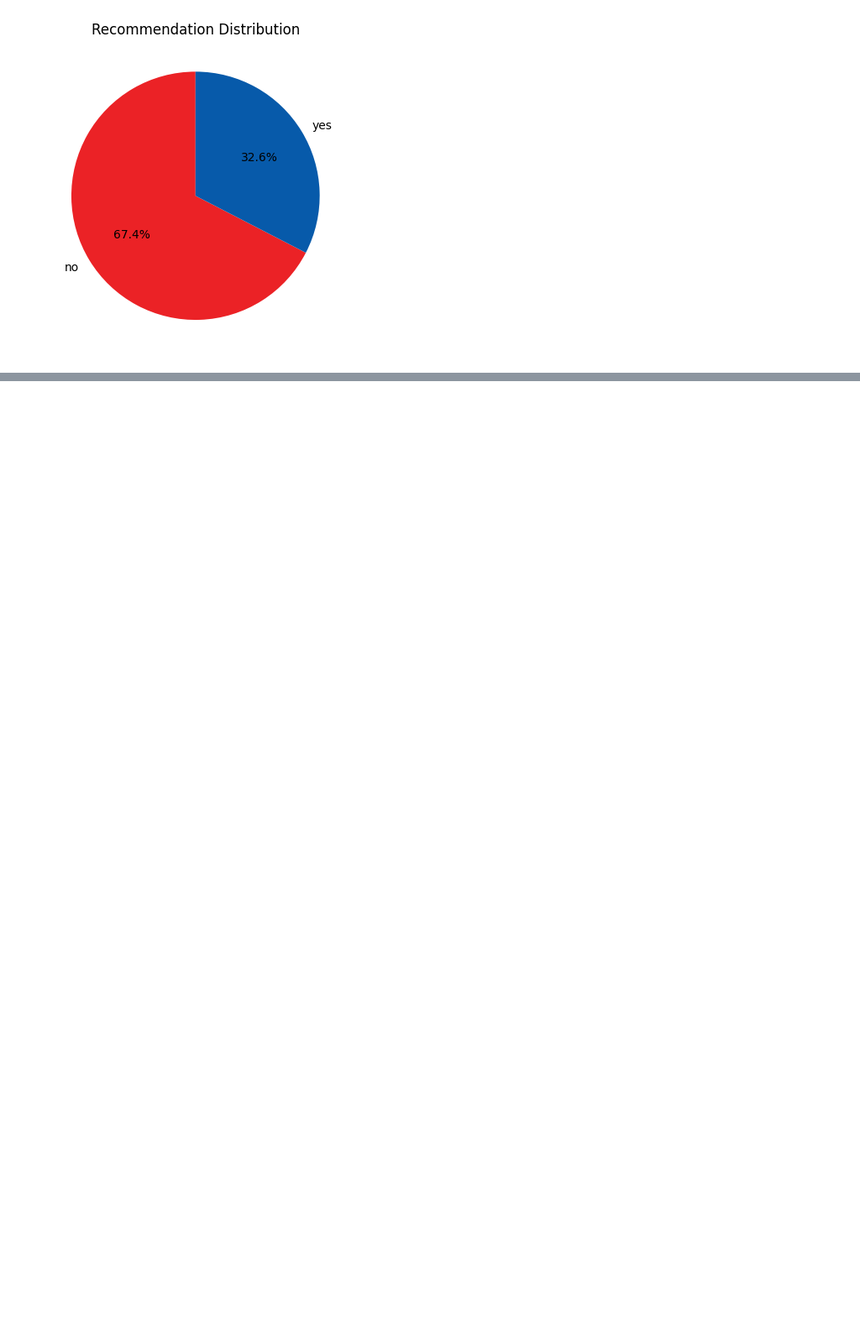
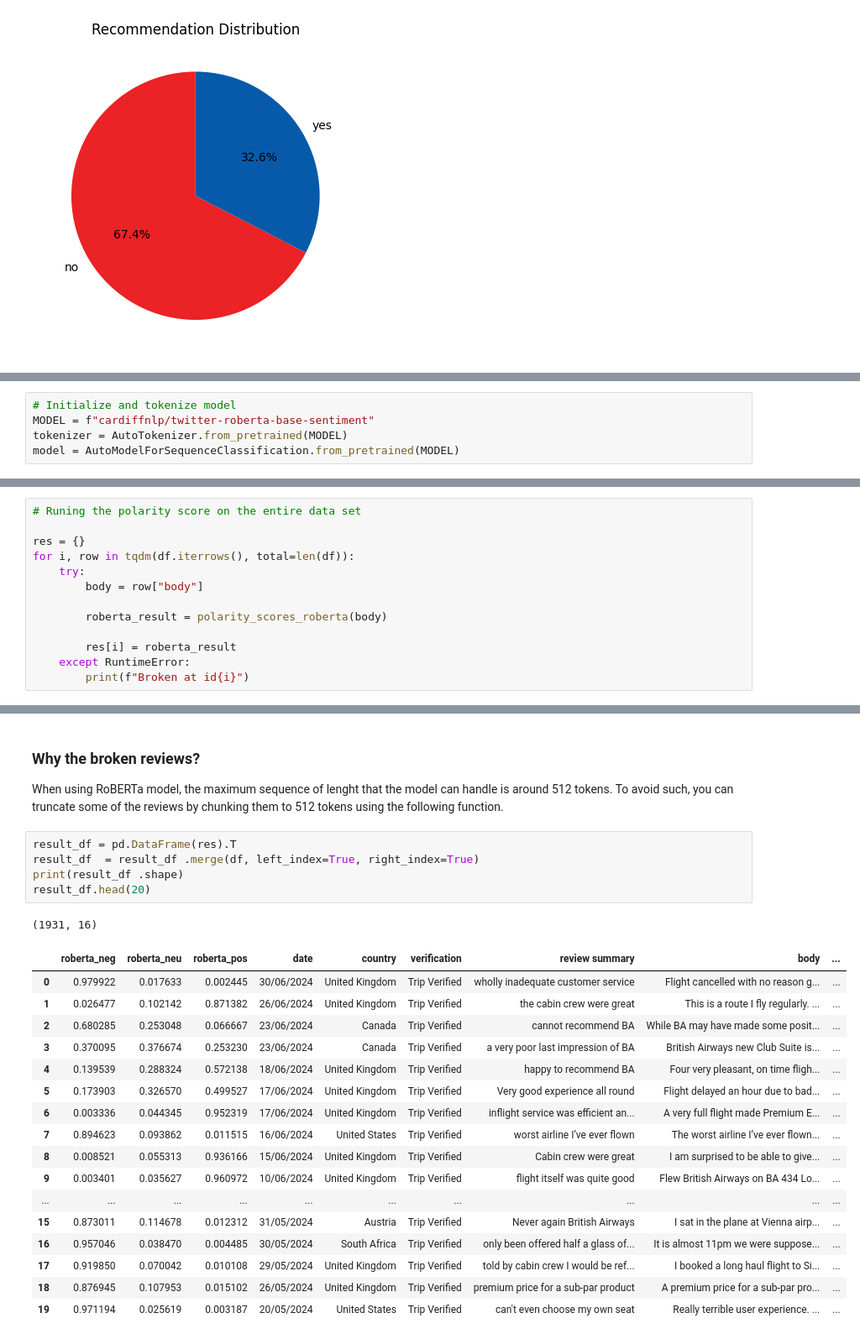
Before and after one commit to Ukomah/Customer-sentiment-analysis-for-british-airways-reviews, a Jupyter notebook: ba_reviews_analysis.ipynb, the cells around one changed output, grey strips where cells are left out. Shown at 84% size. Saved outputs shown, nothing was run; the diff lists cells and outputs as text; blank space fills up the shorter version.

Commit message:
review analysis

```diff
--- a/ba_reviews_analysis.ipynb
+++ b/ba_reviews_analysis.ipynb
@@ -202,0 +214,5 @@ plt.show()
+# %%
+# Initialize and tokenize model
+MODEL = f"cardiffnlp/twitter-roberta-base-sentiment"
+tokenizer = AutoTokenizer.from_pretrained(MODEL)
+model = AutoModelForSequenceClassification.from_pretrained(MODEL)
@@ -202,0 +262,13 @@ plt.show()
+# %%
+# Runing the polarity score on the entire data set
+
+res = {}
+for i, row in tqdm(df.iterrows(), total=len(df)):
+    try:
+        body = row["body"]
+
+        roberta_result = polarity_scores_roberta(body)
+
+        res[i] = roberta_result
+    except RuntimeError:
+        print(f"Broken at id{i}")
@@ -202,0 +293,27 @@ plt.show()
+# %% [markdown]
+### Why the broken reviews?
+When using RoBERTa model, the maximum sequence of lenght that the model can handle is around 512 tokens. To avoid such, you can truncate some of the reviews by chunking them to 512 tokens using the following function.
+# %%
+result_df = pd.DataFrame(res).T
+result_df  = result_df .merge(df, left_index=True, right_index=True)
+print(result_df .shape)
+result_df.head(20)
+# %% [output]
+(1931, 16)
+|  | roberta_neg | roberta_neu | roberta_pos | date | country | verification | review summary | body | ... |
+| 0 | 0.979922 | 0.017633 | 0.002445 | 30/06/2024 | United Kingdom | Trip Verified | wholly inadequate customer service | Flight cancelled with no reason g... | ... |
+| 1 | 0.026477 | 0.102142 | 0.871382 | 26/06/2024 | United Kingdom | Trip Verified | the cabin crew were great | This is a route I fly regularly. ... | ... |
+| 2 | 0.680285 | 0.253048 | 0.066667 | 23/06/2024 | Canada | Trip Verified | cannot recommend BA | While BA may have made some posit... | ... |
+| 3 | 0.370095 | 0.376674 | 0.253230 | 23/06/2024 | Canada | Trip Verified | a very poor last impression of BA | British Airways new Club Suite is... | ... |
+| 4 | 0.139539 | 0.288324 | 0.572138 | 18/06/2024 | United Kingdom | Trip Verified | happy to recommend BA | Four very pleasant, on time fligh... | ... |
+| 5 | 0.173903 | 0.326570 | 0.499527 | 17/06/2024 | United Kingdom | Trip Verified | Very good experience all round | Flight delayed an hour due to bad... | ... |
+| 6 | 0.003336 | 0.044345 | 0.952319 | 17/06/2024 | United Kingdom | Trip Verified | inflight service was efficient an... | A very full flight made Premium E... | ... |
+| 7 | 0.894623 | 0.093862 | 0.011515 | 16/06/2024 | United States | Trip Verified | worst airline I’ve ever flown | The worst airline I’ve ever flown... | ... |
+| 8 | 0.008521 | 0.055313 | 0.936166 | 15/06/2024 | United Kingdom | Trip Verified | Cabin crew were great | I am surprised to be able to give... | ... |
+| 9 | 0.003401 | 0.035627 | 0.960972 | 10/06/2024 | United Kingdom | Trip Verified | flight itself was quite good | Flew British Airways on BA 434 Lo... | ... |
+| ... | ... | ... | ... | ... | ... | ... | ... | ... | ... |
+| 15 | 0.873011 | 0.114678 | 0.012312 | 31/05/2024 | Austria | Trip Verified | Never again British Airways | I sat in the plane at Vienna airp... | ... |
+| 16 | 0.957046 | 0.038470 | 0.004485 | 30/05/2024 | South Africa | Trip Verified | only been offered half a glass of... | It is almost 11pm we were suppose... | ... |
+| 17 | 0.919850 | 0.070042 | 0.010108 | 29/05/2024 | United Kingdom | Trip Verified | told by cabin crew I would be ref... | I booked a long haul flight to Si... | ... |
+| 18 | 0.876945 | 0.107953 | 0.015102 | 26/05/2024 | United Kingdom | Trip Verified | premium price for a sub-par product | A premium price for a sub-par pro... | ... |
+| 19 | 0.971194 | 0.025619 | 0.003187 | 20/05/2024 | United States | Trip Verified | can't even choose my own seat | Really terrible user experience. ... | ... |
```
Also changed, not shown: parts of 6 cells of this notebook.
